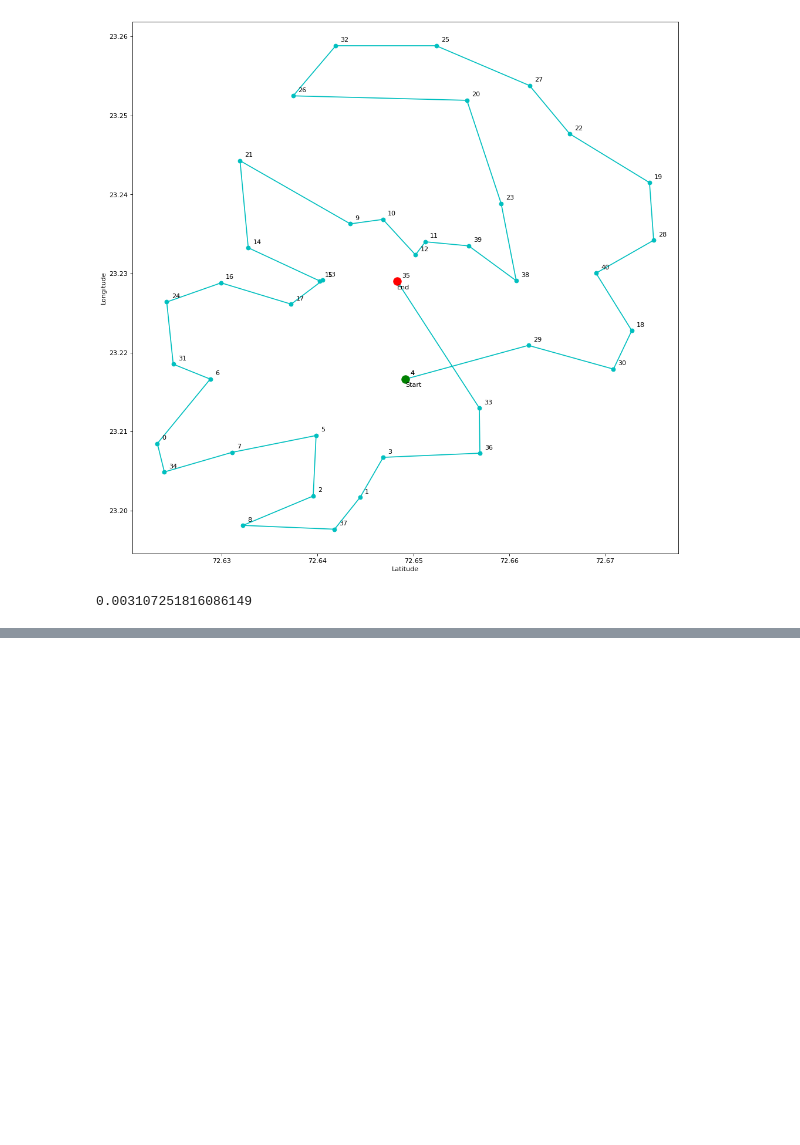
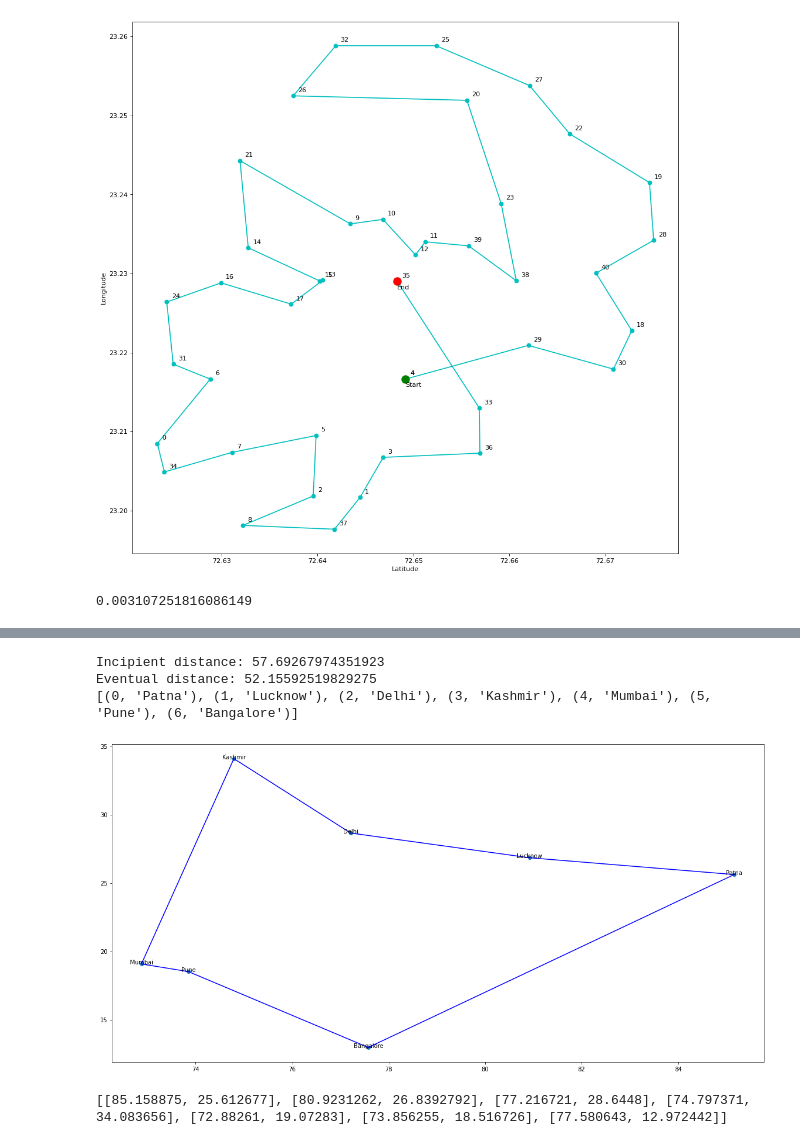
Before and after one commit to bhavin121/Ai-project, a Jupyter notebook: DeliveryOptimizer.ipynb, the cells around one changed output, grey strips where cells are left out. Saved outputs shown, nothing was run; the diff lists cells and outputs as text; code cells hidden in the pictures; blank space fills up the shorter version.

```diff
--- a/DeliveryOptimizer.ipynb
+++ b/DeliveryOptimizer.ipynb
@@ -192,0 +437,12 @@ tsp.best_fit
+# %%
+def get_following_gen(existing_gen, eliteSize, mutat_rate):
+    pop = rankPathes(existing_gen)
+
+    selected_values = perform_selection(pop, eliteSize)
+
+    my_mating_pool = do_mating_pool(existing_gen, selected_values)
+    tot = do_breed_population(my_mating_pool, eliteSize)
+    following_gen = do_mutatation(tot, mutat_rate)
+    #print(following_gen)
+    return following_gen
+get_following_gen(population, 5, 0.01)
@@ -192,0 +467,40 @@ tsp.best_fit
+# %%
+#cityList  =  [[77.580643,12.972442],[72.88261,19.07283],[77.216721,28.644800],[73.856255,18.516726]
+             #,[85.158875,25.612677],[80.9231262,26.8392792],[74.797371,34.083656]]
+#city_names =['Bangalore', 'Mumbai', 'Delhi', 'Pune','Patna','Lucknow','Kashmir']
+def get_names(result_lst, cities, name_lst):
+    names = []
+    for index,value in enumerate(result_lst):
+        for i,v in enumerate(cities):
+            if value == v:
+                names.append(name_lst[i])
+    return names
+# %%
+def GA(city_names,cities, population_size, eliteSize, mutat_rate, generations):
+    population = initialPopulation(cities,population_size)
+    #print(population_)
+    print("Incipient distance: " + str(1 / rankPathes(population)[0][1]))
+    for i in range(generations):
+        population = get_following_gen(population, eliteSize, mutat_rate)
+        #print(population)
+
+    print("Eventual distance: " + str(1 / rankPathes(population)[0][1]))
+    optimal_route_id = rankPathes(population)[0][0]
+    optimal_route = population[optimal_route_id]
+    ordered_cities = get_names(optimal_route,cities,city_names)
+    print([(indx,val) for indx,val in enumerate(ordered_cities)])
+    plot_pop(optimal_route)
+    return optimal_route
+
+result_lst = GA(city_names,cityList, population_size=100,
+                 eliteSize=5, mutat_rate=0.01,
+                 generations=500)
+# %% [output]
+Incipient distance: 57.69267974351923
+Eventual distance: 52.15592519829275
+[(0, 'Patna'), (1, 'Lucknow'), (2, 'Delhi'), (3, 'Kashmir'), (4, 'Mumbai'), (5, 'Pune'), (6, 'Bangalore')]
+[figure, added]
+# %%
+print(result_lst)
+# %% [output]
+[[85.158875, 25.612677], [80.9231262, 26.8392792], [77.216721, 28.6448], [74.797371, 34.083656], [72.88261, 19.07283], [73.856255, 18.516726], [77.580643, 12.972442]]
```
Also changed, not shown: parts of 22 cells of this notebook.
